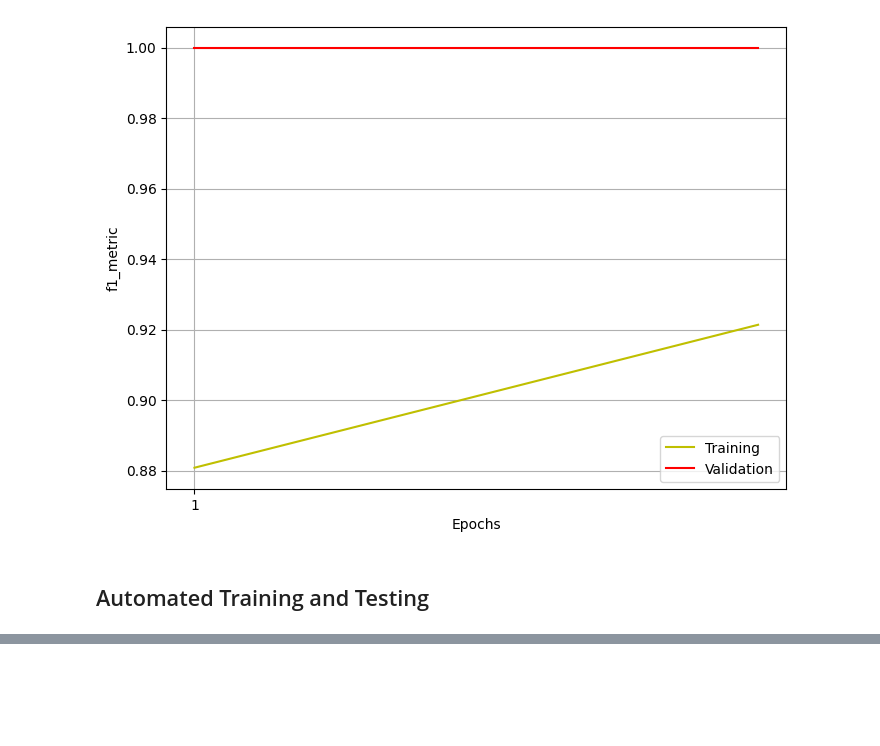
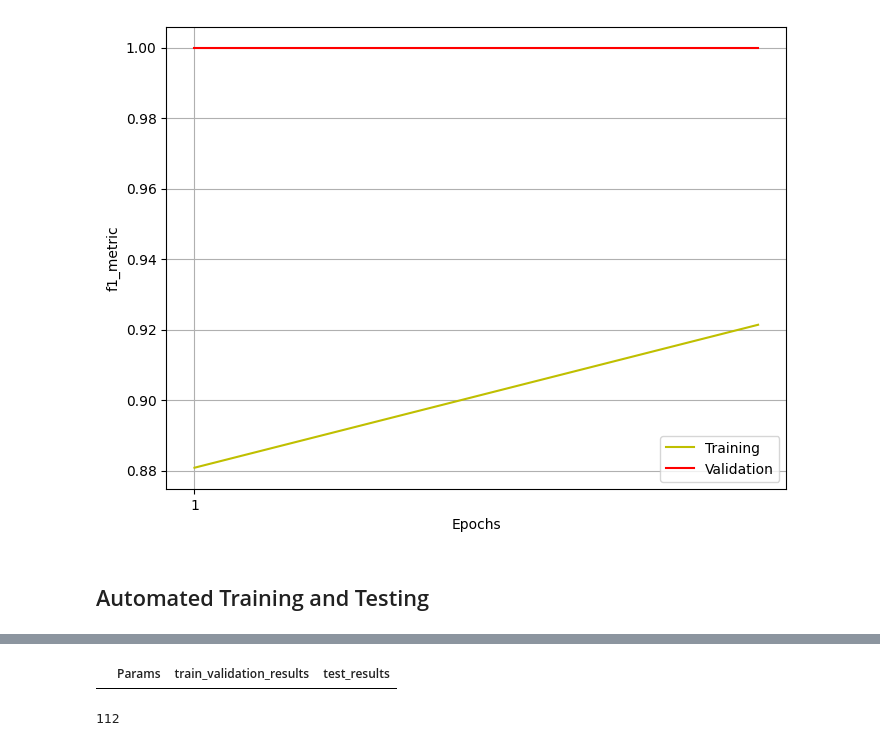
Before and after one commit to pithun/Soil-Classification-Using-ML, a Jupyter notebook: ML_Code - DEV.ipynb, the cells around one changed output, grey strips where cells are left out. Drawn from its saved outputs; the diff is of its cells as text; code cells hidden in the pictures; blank space fills up the shorter version.

Commit message:
added code to get cnn results

```diff
--- a/ML_Code - DEV.ipynb
+++ b/ML_Code - DEV.ipynb
@@ -865,0 +876,4 @@ hist_.history['val_loss']
+# %%
+get_cnn_data
+# %% [output]
+|  | Params | train_validation_results | test_results |
@@ -865,0 +889,4 @@ hist_.history['val_loss']
+# %%
+len(lr_epochs)
+# %% [output]
+112
```
Also changed, not shown: parts of 15 cells of this notebook.
